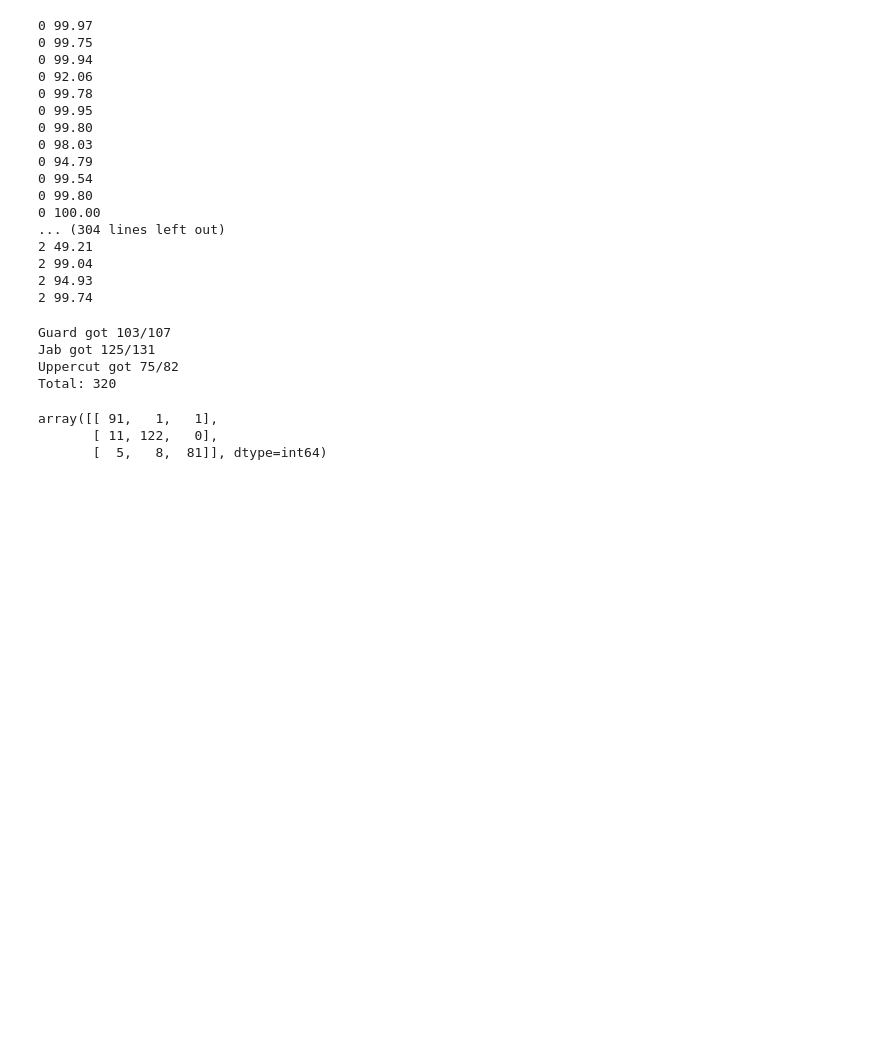
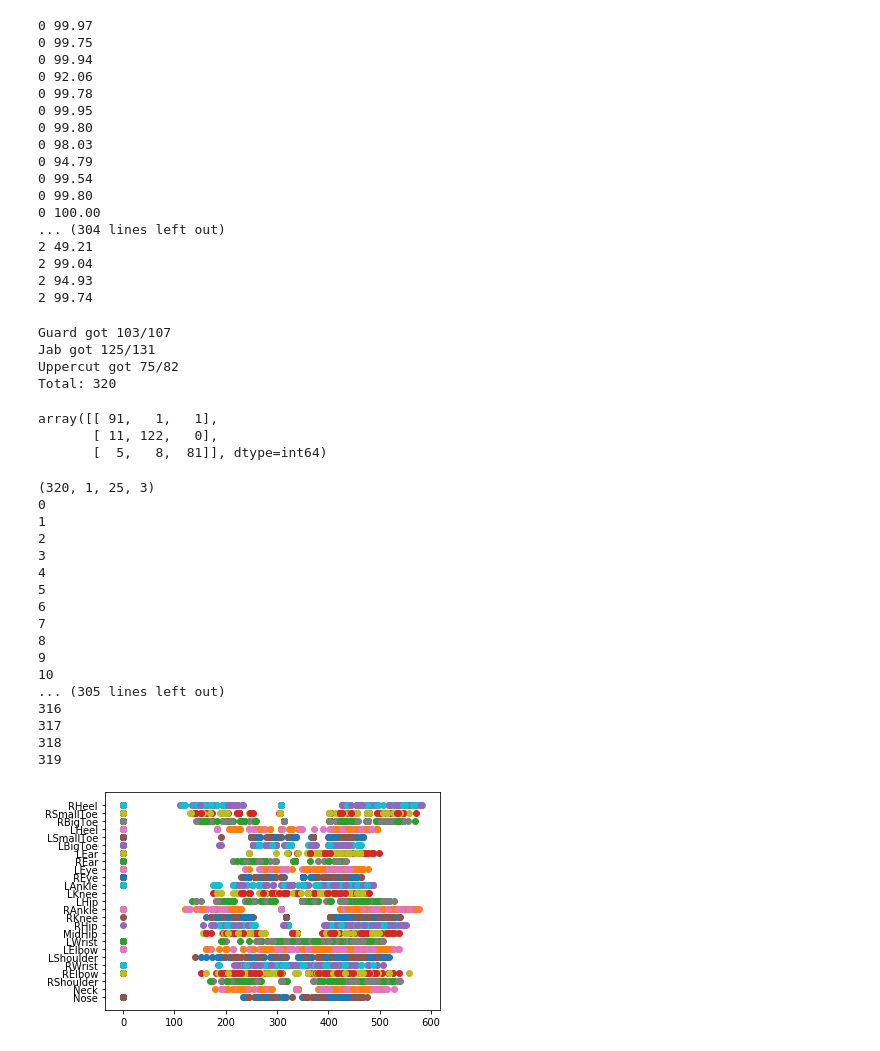
Before and after one commit to Za012/MMA-Posture, a Jupyter notebook: ML/JabPrediction.ipynb, the cells around one changed output. Cells and saved outputs as stored; diff of their text form; code cells hidden in the pictures; blank space fills up the shorter version.

```diff
--- a/ML/JabPrediction.ipynb
+++ b/ML/JabPrediction.ipynb
@@ -443,3 +421,62 @@ confusion_matrix(testY.argmax(axis=1), results.argmax(axis=1))
 array([[ 91,   1,   1],
        [ 11, 122,   0],
        [  5,   8,  81]], dtype=int64)
+# %%
+openPoseMap = [
+    "Nose",
+    "Neck",
+    "RShoulder",
+    "RElbow",
+    "RWrist",
+    "LShoulder",
+    "LElbow",
+    "LWrist",
+    "MidHip",
+    "RHip",
+    "RKnee",
+    "RAnkle",
+    "LHip",
+    "LKnee",
+    "LAnkle",
+    "REye",
+    "LEye",
+    "REar",
+    "LEar",
+    "LBigToe",
+    "LSmallToe",
+    "LHeel",
+    "RBigToe",
+    "RSmallToe",
+    "RHeel"
+]
+# %%
+from matplotlib import pyplot as plt
+jab1 = np.array([[[[1236.63],[1336.76],[1286.77],[1257.21],[1213.26],[1383.79],[1263.21],[1186.64],[1345.51],[1304.42],[1280.91],[1286.68],[1378.03],[1375.01],[0],[0],[1242.59],[0],[1304.23],[0],[0],[0],[0],[0],[1292.56]]]])
+print(testX.shape)
+count = 0
+for d in testX:
+    print(count)
+    i = 0
+    for jab in d[0]:
+        plt.scatter(jab[0], openPoseMap[i])
+        i+=1
+    count +=1
+# %% [output]
+(320, 1, 25, 3)
+0
+1
+2
+3
+4
+5
+6
+7
+8
+9
+10
+... (305 lines left out)
+316
+317
+318
+319
+[figure, added]
```
Also changed, not shown: parts of 10 cells of this notebook, 2 other files.
